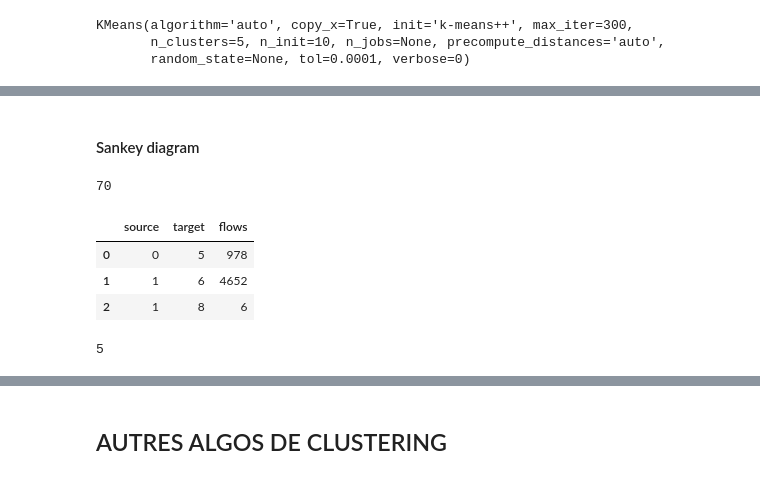
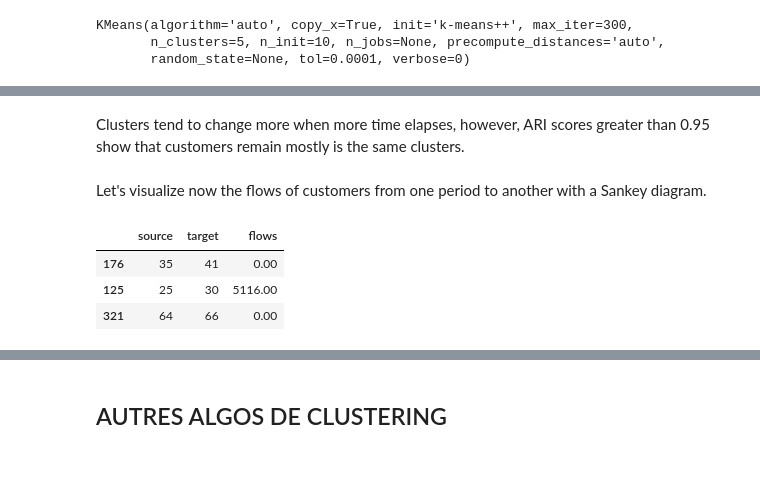
Before and after one commit to SmellyArmure/OC_DS_Project5, a Jupyter notebook: NOTEBOOKS/P5_Clustering.ipynb, the cells around one changed output, grey strips where cells are left out. Cells and saved outputs as stored; diff of their text form; code cells hidden in the pictures.

```diff
--- a/NOTEBOOKS/P5_Clustering.ipynb
+++ b/NOTEBOOKS/P5_Clustering.ipynb
@@ -1536,0 +1628,7 @@ df_clust_1st_year.head(3)
+# %%
+# Indexes of the clients of the first year
+ind_1st_year = dict_df_cust_trans[0][0].index
+# %%
+# Fitting the model on the database of the first year
+model = KMeans(n_clusters=5)
+model.fit(dict_df_cust_trans[0][0])
@@ -1536,0 +1639,7 @@ df_clust_1st_year.head(3)
+# %%
+# [[-9.09917527 -7.00640594]
+#  [-6.48108313  2.12605542]
+#  [-2.66275228  7.07500918]
+#  [ 4.66778007  9.47156226]]
+k=12
+n_init = 1 if k==0 else None
@@ -1536,0 +1665,8 @@ df_clust_1st_year.head(3)
+# %%
+# Creating a dataframe with the cluster numbers of
+# the first year customers for each period of time
+df_clust_1st_year = pd.DataFrame()
+for k in dict_ser_clust.keys():
+    ser = dict_ser_clust[k][ind_1st_year]
+    df_clust_1st_year = pd.concat([df_clust_1st_year, ser.to_frame()],
+                                  axis=1)
@@ -1559,6 +1708,10 @@ Name: ARI_5_clust_first_vs_others, dtype: float64
-# %% [markdown]
-#### Sankey diagram
+# %% [markdown]
+Clusters tend to change more when more time elapses, however, ARI scores greater than 0.95 show that customers remain mostly is the same clusters.
+# %% [markdown]
+Let's visualize now the flows of customers from one period to another with a Sankey diagram.
 # %%
+# Looping over periods and clusters labels to create Sankey labels
+
 n_periods = len(dict_ser_clust.keys())
 n_clust = 5
 
@@ -1566,39 +1719,40 @@ labels = []
 for i in range(n_periods):
     for j in range(n_clust):
         labels.append(f'c_{j}_p_{i}')
-len(labels)
-# %% [output]
-70
 # %%
+# Renaming the columns with period number for easier handling
 test = df_clust_1st_year
-
-# numérotation des colonnes par numéro de période pour plus de simplicité
 test.columns = np.arange(len(test.columns))
 
 all_flows = pd.DataFrame()
 for i in range(13):
-    # récupération de la valeur des flux pour chaque combinaison de clusters
-    # de la période i à la période suivante
-    flow = test.groupby([i,i+1]).size().rename(f'flow_{i}_{i+1}').to_frame().reset_index()
+    # Computing the flow for each clusters pair from i period to the next
+    flow = test.groupby([i,i+1]).size()
+    flow = flow.rename(f'flow_{i}_{i+1}').to_frame()
+    # Adding lines where there is no flow, setting to 0
+    # (useful later for color attribution)
+    new_index = [(a,b) for a in range(5) for b in range(5)]
+    flow = flow.reindex(new_index).fillna(0).reset_index()
     flow = flow.rename(columns={i:'source', i+1:'target'})
-    # ajouter à la source et à la target un décalage du nombre de clusters
-    # (pour correspondre avec le label des pads du Sankey diagram)
+    # Adding to 'source' and 'target' an offset in order to correpsond to
+    # the labels of the Sankey diagram nodes
     flow['source'] = flow['source'].add(n_clust*i)
     flow['target'] = flow['target'].add(n_clust*(i+1))
     flow.columns = ['source', 'target', 'flows']
     all_flows = pd.concat([all_flows, flow], ignore_index=True)
 
-all_flows.head(3)
+all_flows.sample(3)
 # %% [output]
 |  | source | target | flows |
-| 0 | 0 | 5 | 978 |
-| 1 | 1 | 6 | 4652 |
-| 2 | 1 | 8 | 6 |
+| 176 | 35 | 41 | 0.00 |
+| 125 | 25 | 30 | 5116.00 |
+| 321 | 64 | 66 | 0.00 |
 # %%
-colors = [f'rgba({int(r*255)},{int(g*255)},{int(b*255)},{opacity})'\
+# Defining the list of colors for the nodes and for the flows
+colors_nodes = [f'rgba({int(r*255)},{int(g*255)},{int(b*255)},{1})'\
           for r,g,b in sns.color_palette('tab10')[:5]]
+colors_flows = [f'rgba({int(r*255)},{int(g*255)},{int(b*255)},{opacity})'\
+          for r,g,b in sns.color_palette('tab10')[:5]]
-# %% [output]
-5
 # %%
 import plotly.graph_objects as go
 
```
Also changed, not shown: parts of 22 cells of this notebook, 1 other file.
